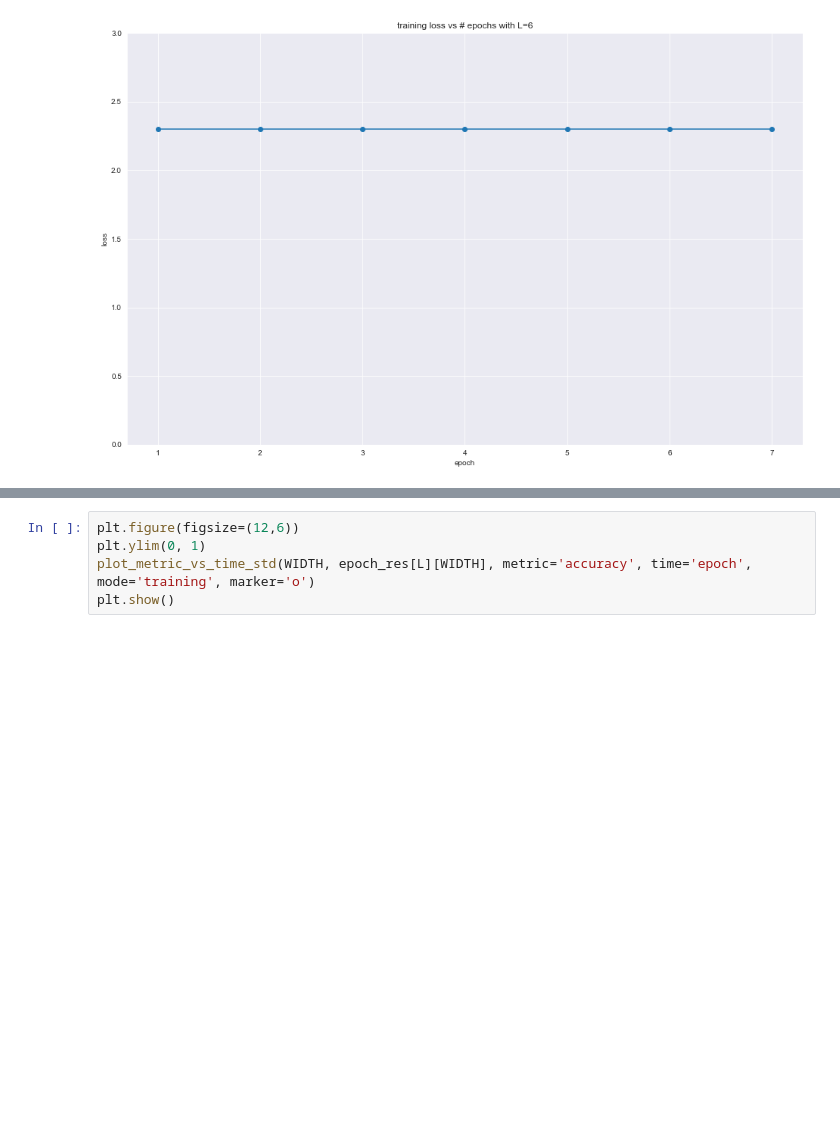
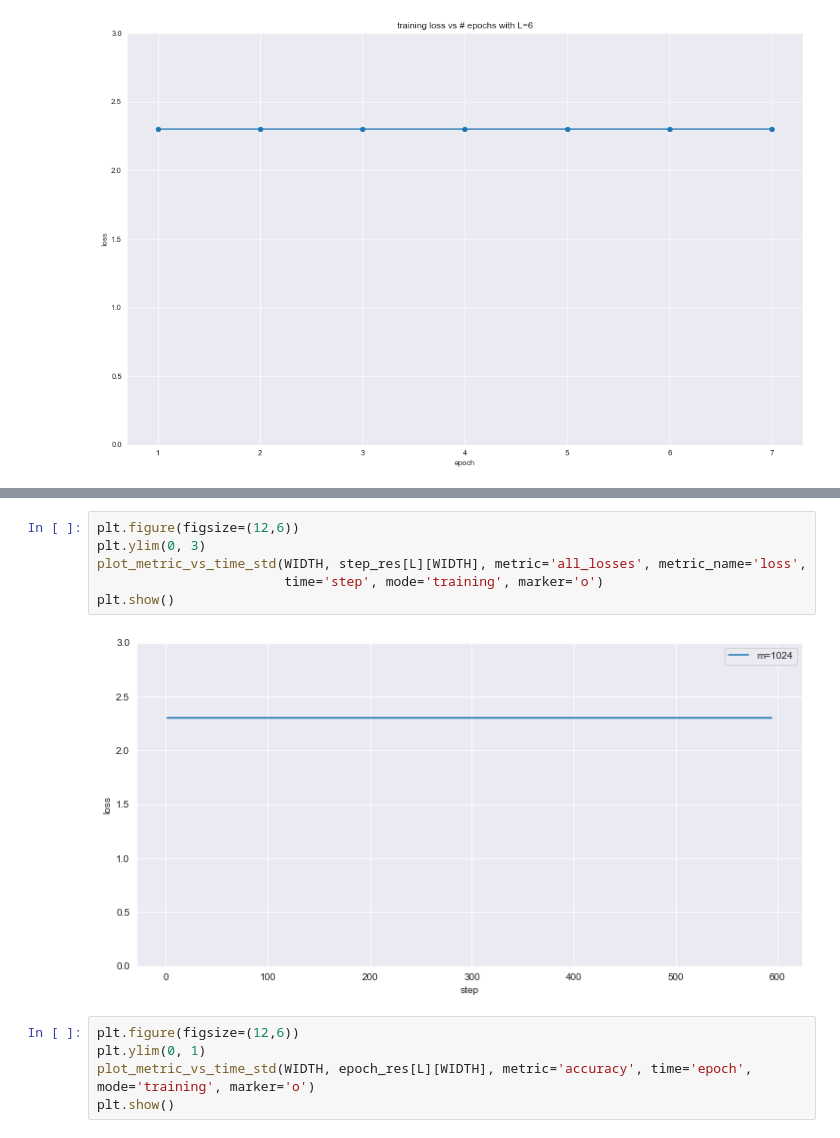
Before and after one commit to karl-hajjar/wide-networks, a Jupyter notebook: pytorch/notebooks/abc_parameterizations/training/std-ip.ipynb, the cells around one changed output, grey strips where cells are left out. Saved outputs shown, nothing was run; the diff lists cells and outputs as text; blank space fills up the shorter version.

```diff
--- a/pytorch/notebooks/abc_parameterizations/training/std-ip.ipynb
+++ b/pytorch/notebooks/abc_parameterizations/training/std-ip.ipynb
@@ -86,3 +114,11 @@ plt.show()
+# %%
+plt.figure(figsize=(12,6))
+plt.ylim(0, 3)
+plot_metric_vs_time_std(WIDTH, step_res[L][WIDTH], metric='all_losses', metric_name='loss',
+                        time='step', mode='training', marker='o')
+plt.show()
+# %% [output]
+[figure, added]
 # %%
 plt.figure(figsize=(12,6))
 plt.ylim(0, 1)
```
Also changed, not shown: parts of 6 cells of this notebook, 4 other files.
